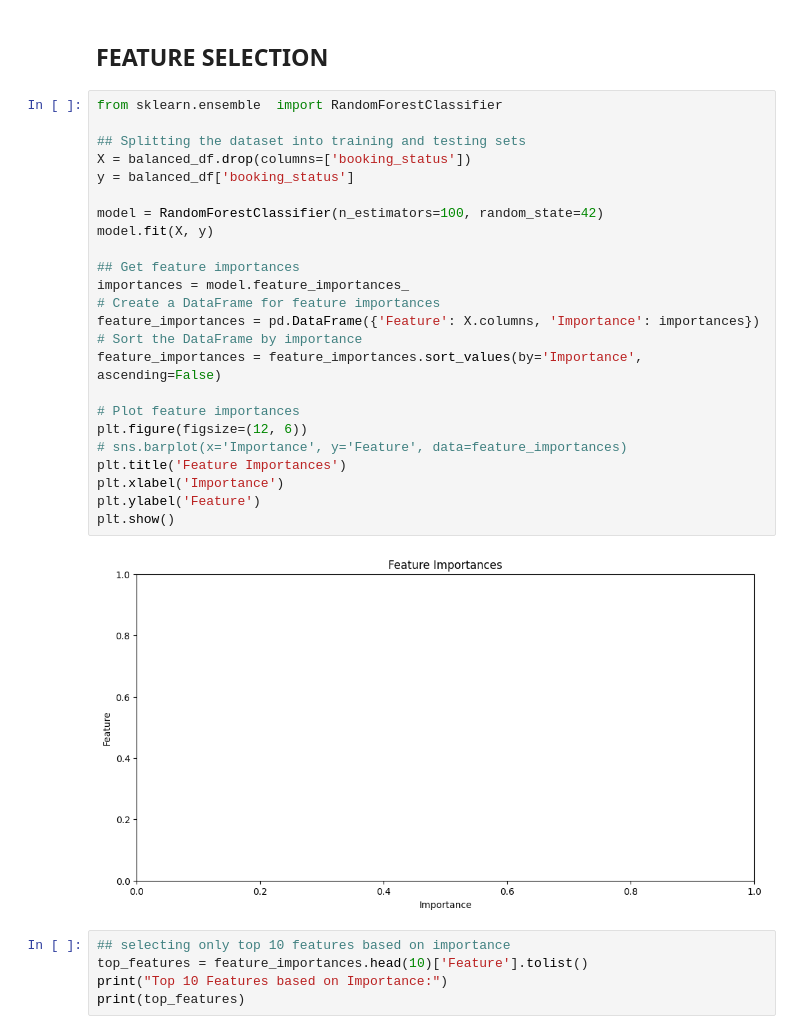
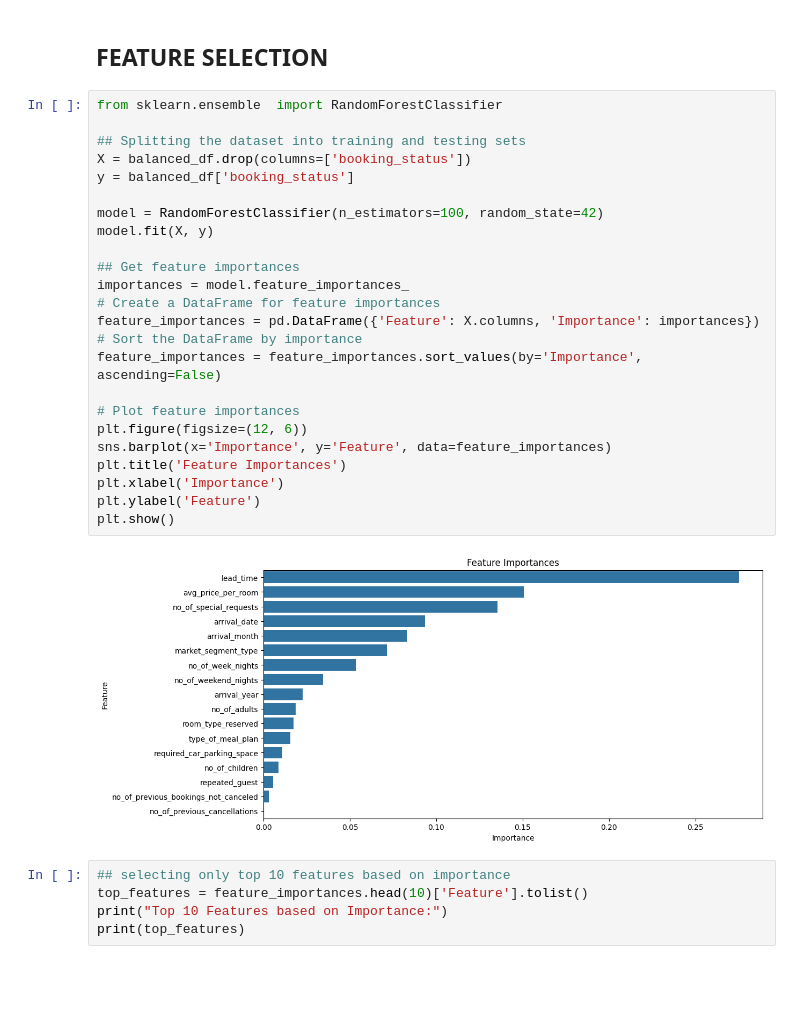
Before and after one commit to Sarvesh-Yadav-5201/MLOps_Project_1_Hotel_Reservation_prediction, a Jupyter notebook: notebook/notebook.ipynb, the cells around one changed output. Saved outputs shown, nothing was run; the diff lists cells and outputs as text; blank space fills up the shorter version.

```diff
--- a/notebook/notebook.ipynb
+++ b/notebook/notebook.ipynb
@@ -406,29 +423,29 @@ Balanced Dataset Head:
 # %%
 from sklearn.ensemble  import RandomForestClassifier
 
 ## Splitting the dataset into training and testing sets
 X = balanced_df.drop(columns=['booking_status'])
 y = balanced_df['booking_status']
 
 model = RandomForestClassifier(n_estimators=100, random_state=42)
 model.fit(X, y)
 
 ## Get feature importances
 importances = model.feature_importances_
 # Create a DataFrame for feature importances
 feature_importances = pd.DataFrame({'Feature': X.columns, 'Importance': importances})
 # Sort the DataFrame by importance
 feature_importances = feature_importances.sort_values(by='Importance', ascending=False)
 
 # Plot feature importances
 plt.figure(figsize=(12, 6))
-# sns.barplot(x='Importance', y='Feature', data=feature_importances)
+sns.barplot(x='Importance', y='Feature', data=feature_importances)
 plt.title('Feature Importances')
 plt.xlabel('Importance')
 plt.ylabel('Feature')
 plt.show()
 # %% [output]
-[figure, old version]
+[figure, new version]
 # %%
 ## selecting only top 10 features based on importance
 top_features = feature_importances.head(10)['Feature'].tolist()
```
Also changed, not shown: parts of 5 cells of this notebook, 3 other files.
